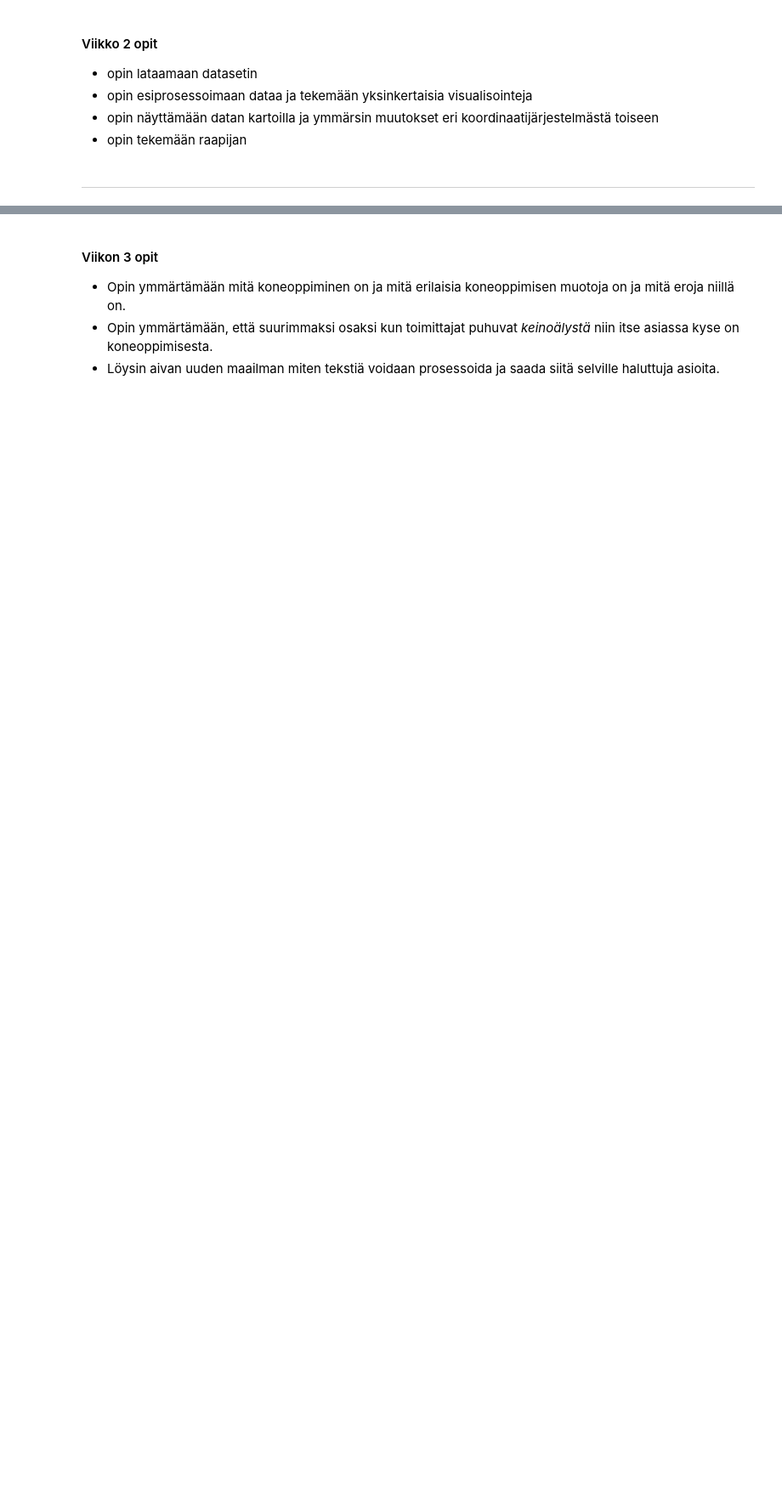
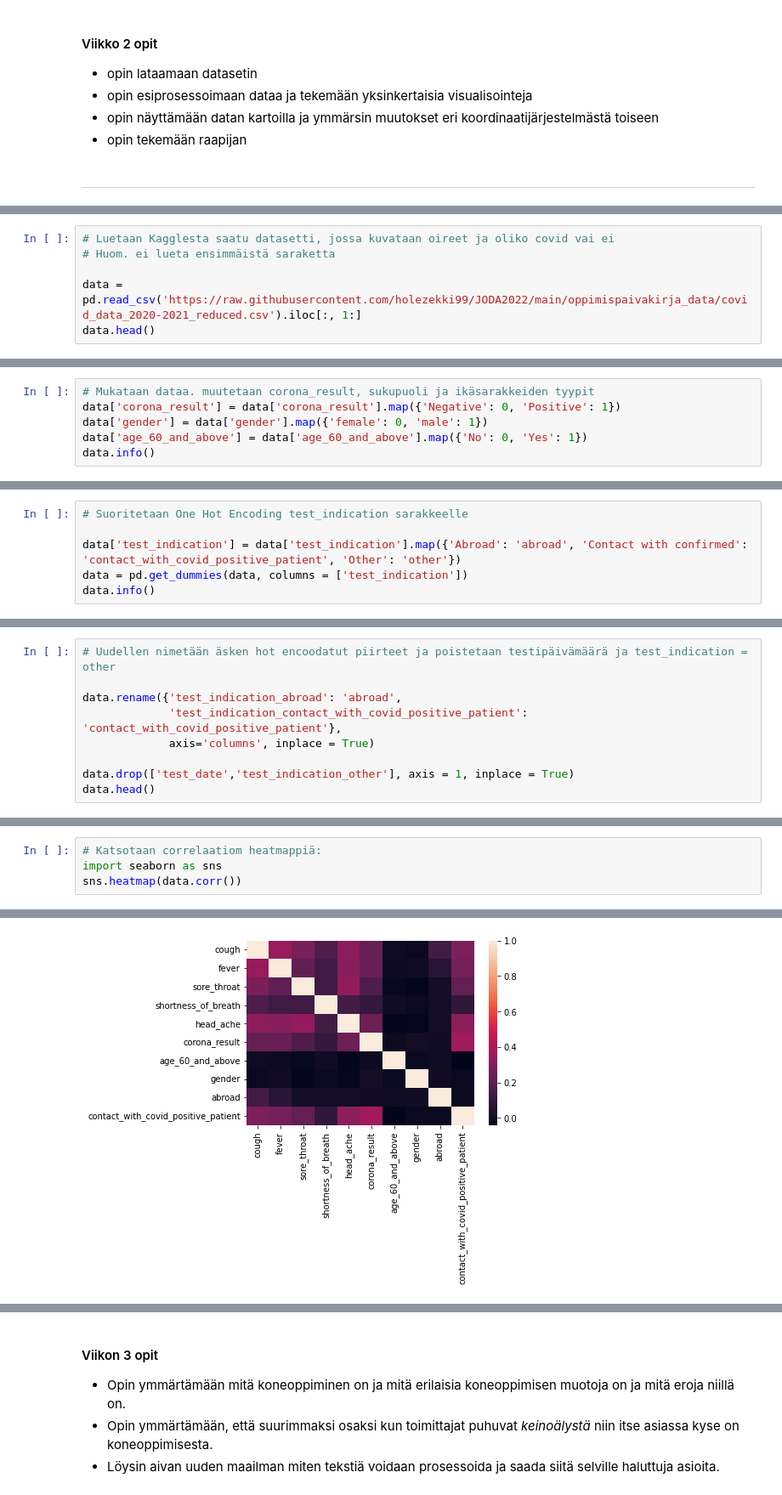
Before and after one commit to holezekki99/JODA2022, a Jupyter notebook: JODA2022_oppimispäiväkirja.ipynb, the cells around one changed output, grey strips where cells are left out. Shown at 85% size. Cells and saved outputs as stored; diff of their text form; blank space fills up the shorter version.

```diff
--- a/JODA2022_oppimispäiväkirja.ipynb
+++ b/JODA2022_oppimispäiväkirja.ipynb
@@ -279,0 +309,6 @@ Viikon 3 koodauksessa
+# %%
+# Luetaan Kagglesta saatu datasetti, jossa kuvataan oireet ja oliko covid vai ei
+# Huom. ei lueta ensimmäistä saraketta
+
+data = pd.read_csv('https://raw.githubusercontent.com/holezekki99/JODA2022/main/oppimispaivakirja_data/covid_data_2020-2021_reduced.csv').iloc[:, 1:]
+data.head()
@@ -279,0 +344,6 @@ Viikon 3 koodauksessa
+# %%
+# Mukataan dataa. muutetaan corona_result, sukupuoli ja ikäsarakkeiden tyypit
+data['corona_result'] = data['corona_result'].map({'Negative': 0, 'Positive': 1})
+data['gender'] = data['gender'].map({'female': 0, 'male': 1})
+data['age_60_and_above'] = data['age_60_and_above'].map({'No': 0, 'Yes': 1})
+data.info()
@@ -279,0 +368,6 @@ Viikon 3 koodauksessa
+# %%
+# Suoritetaan One Hot Encoding test_indication sarakkeelle
+
+data['test_indication'] = data['test_indication'].map({'Abroad': 'abroad', 'Contact with confirmed': 'contact_with_covid_positive_patient', 'Other': 'other'})
+data = pd.get_dummies(data, columns = ['test_indication'])
+data.info()
@@ -279,0 +394,9 @@ Viikon 3 koodauksessa
+# %%
+# Uudellen nimetään äsken hot encoodatut piirteet ja poistetaan testipäivämäärä ja test_indication = other
+
+data.rename({'test_indication_abroad': 'abroad',
+             'test_indication_contact_with_covid_positive_patient': 'contact_with_covid_positive_patient'},
+             axis='columns', inplace = True)
+
+data.drop(['test_date','test_indication_other'], axis = 1, inplace = True)
+data.head()
@@ -279,0 +410,5 @@ Viikon 3 koodauksessa
+# %%
+# Katsotaan correlaatiom heatmappiä:
+import seaborn as sns
+sns.heatmap(data.corr())
+# %% [output]
@@ -279,0 +416 @@ Viikon 3 koodauksessa
+[figure, added]
```
Also changed, not shown: parts of 29 cells of this notebook.
